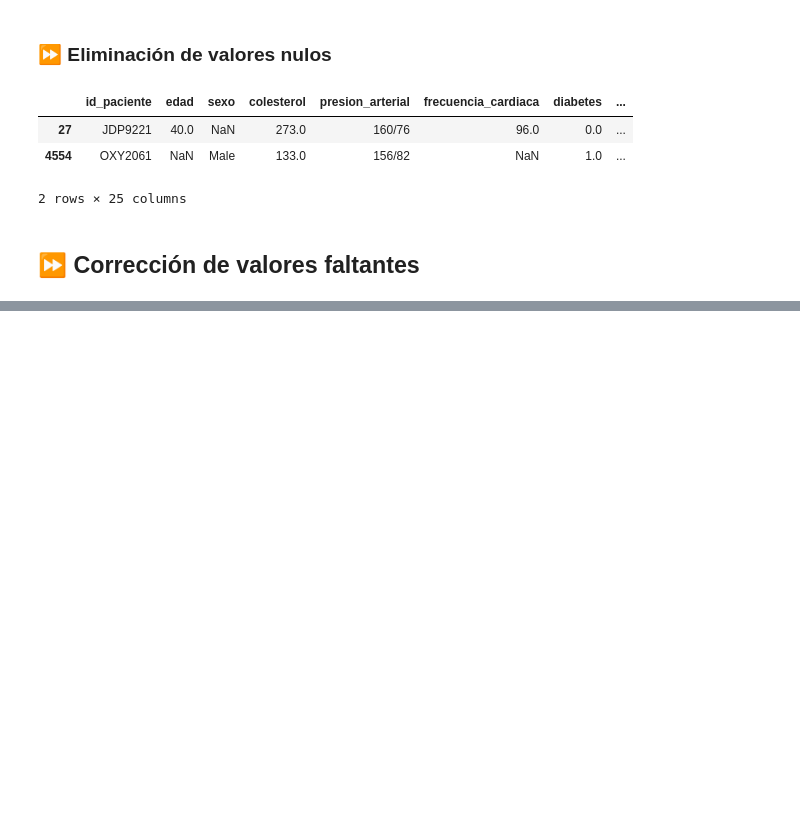
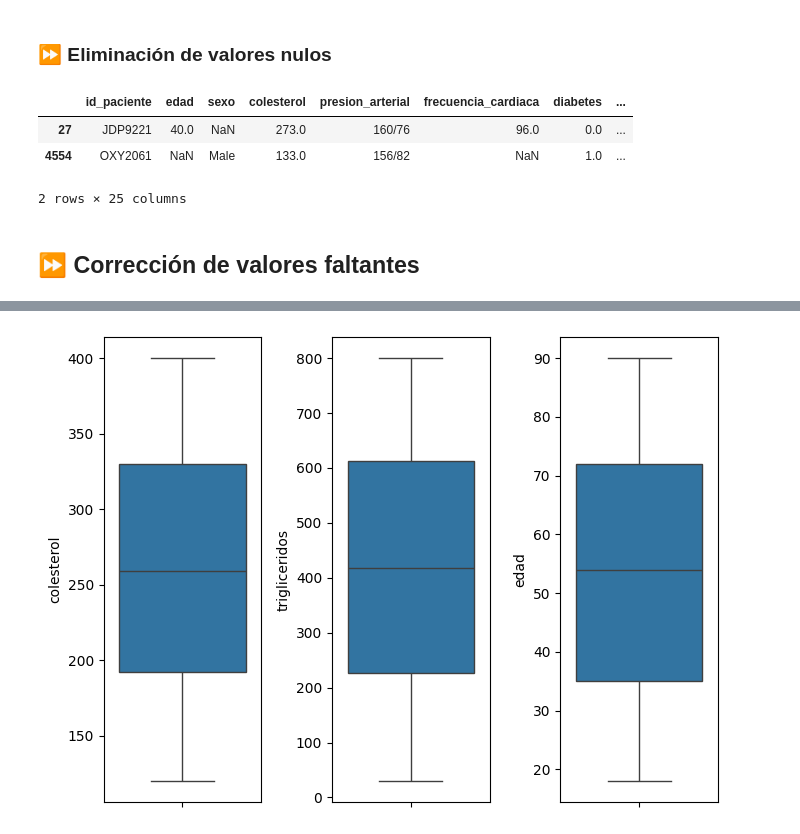
Before and after one commit to nueveonce/DS-Etapa-2-final, a Jupyter notebook: Proyecto_Final_Toledo_Roberto.ipynb, the cells around one changed output, grey strips where cells are left out. Saved outputs shown, nothing was run; the diff lists cells and outputs as text; code cells hidden in the pictures; blank space fills up the shorter version.

```diff
--- a/Proyecto_Final_Toledo_Roberto.ipynb
+++ b/Proyecto_Final_Toledo_Roberto.ipynb
@@ -435,0 +467,18 @@ nulos
+# %%
+def limpiar_datos_IQR(columna,considerar):
+    print("\n\t---- {} ----".format(columna))
+
+    q1 = considerar[columna].quantile(0.25) #Calculamos el 1 quartil
+    q3 = considerar[columna].quantile(0.75) # calculamos el 3 cuartil
+    iqr = q3 - q1 # calculamosel IQR
+    print("Q1 = {:,.4f}\nQ3 = {:,.4f} \nIQR = {:,.4f}".format(q1,q3,iqr))
+
+    # Definición de los límites superior e inferior
+    limite_inferior = q1 - (iqr * 1.5)
+    limite_superior = q3 + (iqr * 1.5)
+    print("IQR x 1.5 = {:,.4f}\nLímite inferior = {:,.4f}\nLímite superior = {:,.4f}".format((iqr*1.5), limite_inferior, limite_superior))
+    return considerar [(considerar[columna]>limite_inferior) & (considerar[columna]<limite_superior)]
+
+df = limpiar_datos_IQR("colesterol",df)
+df = limpiar_datos_IQR("trigliceridos",df)
+df = limpiar_datos_IQR("edad",df)
@@ -435,0 +503,8 @@ nulos
+# %%
+data = ['colesterol', 'trigliceridos',"edad"]
+fig, axes = plt.subplots(1, len(data), figsize=(7, 5))
+for ax, data in zip(axes, data):
+    ax = sns.boxplot(y=data, data=df, ax=ax)
+plt.tight_layout()
+# %% [output]
+[figure, added]
```
Also changed, not shown: parts of 10 cells of this notebook.
